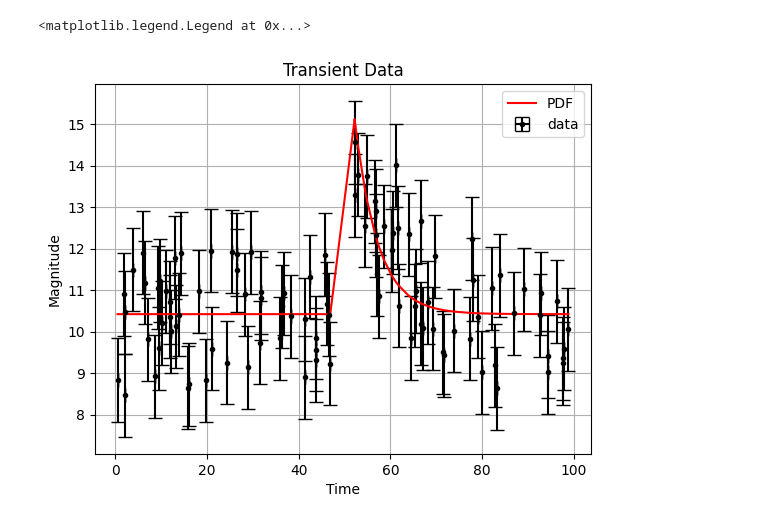
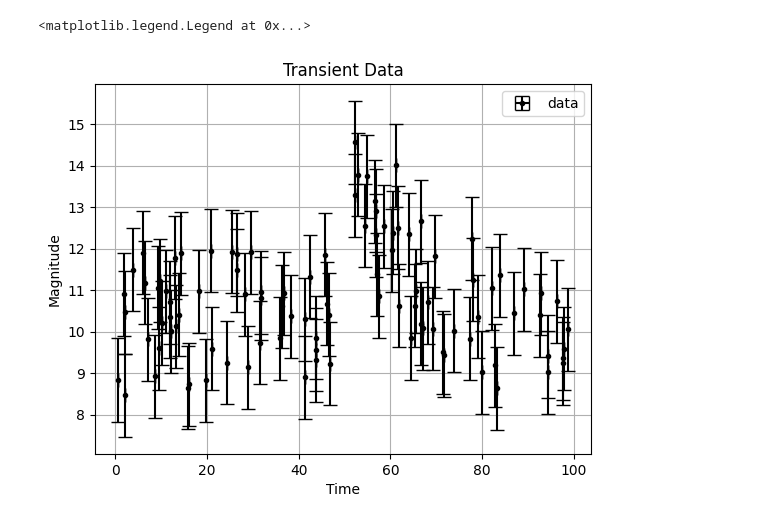
Before and after one commit to Richardforphys/AstroStatistics, a Jupyter notebook: AML/Notebooks/AstroStatistics/Transient.ipynb, the cells around one changed output. Drawn from its saved outputs; the diff is of its cells as text; code cells hidden in the pictures.

```diff
--- a/AML/Notebooks/AstroStatistics/Transient.ipynb
+++ b/AML/Notebooks/AstroStatistics/Transient.ipynb
@@ -42,12 +43,11 @@ def func(Time,A,b,alpha,t0):
     return output
 # %%
 plt.errorbar(Time, vals, xerr=0, yerr=errs,capsize=5, fmt=".", label="data", color='black')
-plt.plot(Time,func(Time,*np.array([max(vals)/2,vals[:20].mean(),0.2,50])), color='red', label="PDF")
 plt.grid()
 plt.xlabel('Time')
 plt.ylabel('Magnitude')
 plt.title('Transient Data')
 plt.legend()
 # %% [output]
 <matplotlib.legend.Legend at 0x...>
-[figure, old version]
+[figure, new version]
```
Also changed, not shown: parts of 21 cells of this notebook.
